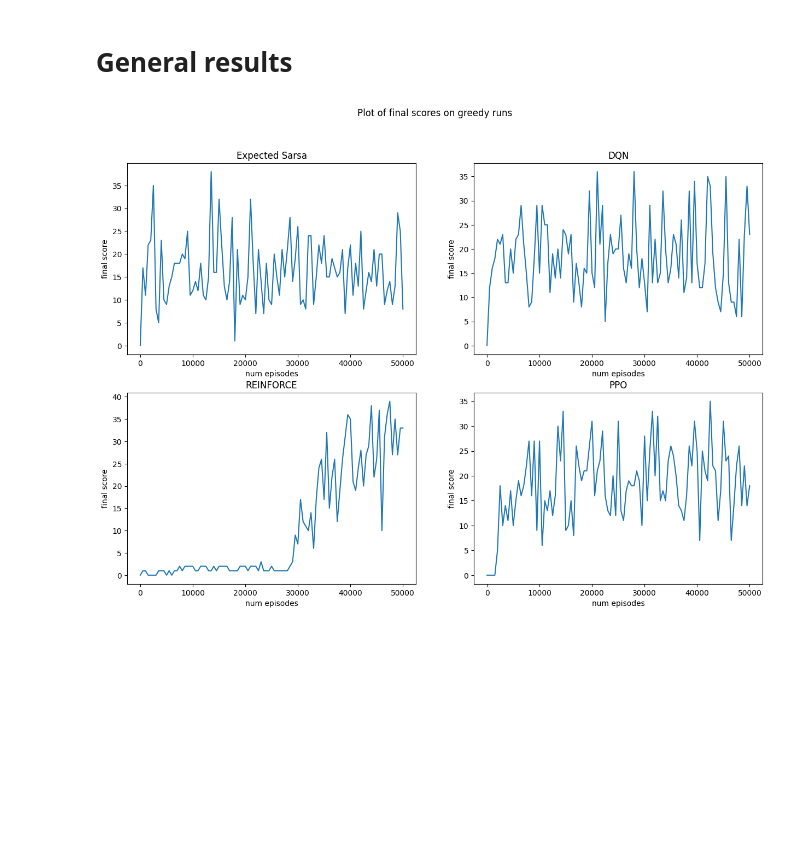
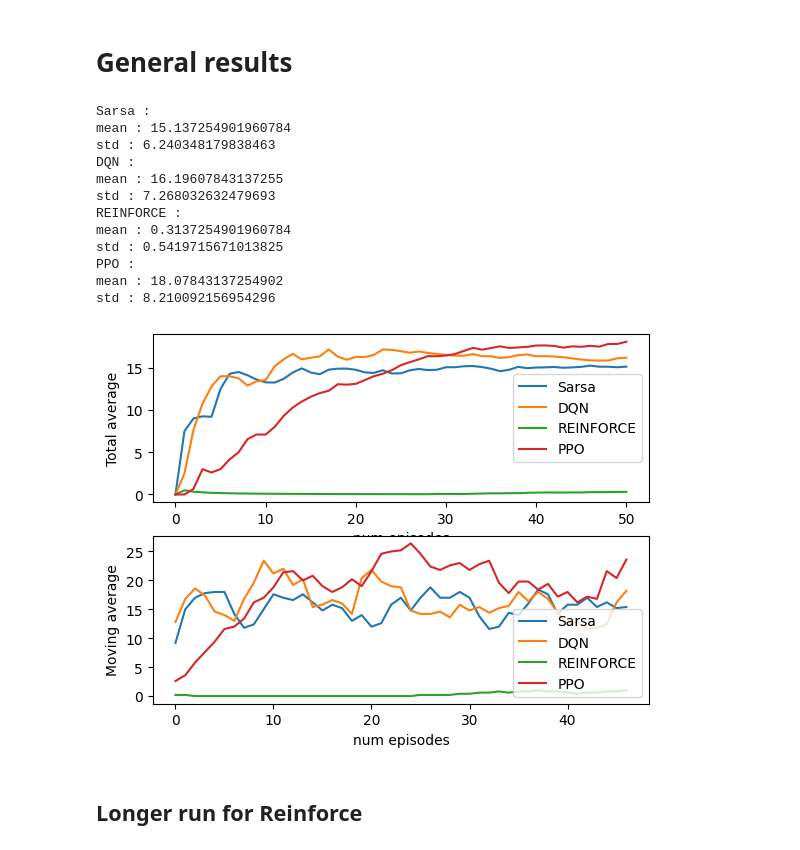
Before and after one commit to axeld5/rl_project, a Jupyter notebook: snake_game.ipynb, the cells around one changed output. Saved outputs shown, nothing was run; the diff lists cells and outputs as text; code cells hidden in the pictures; blank space fills up the shorter version.

```diff
--- a/snake_game.ipynb
+++ b/snake_game.ipynb
@@ -118,7 +118,7 @@ neural_agent = policy_estimator(11, 3)
 optimizer = optim.Adam(neural_agent.network.parameters(), lr=0.0001)
 render = False
 for j in tqdm.tqdm(range(num_runs)):
-    num_episodes = 500
+    num_episodes = 100
     total_rewards, converged = reinforce(env, neural_agent, optimizer, num_episodes=num_episodes)
     if j+1 == num_runs:
         render = True
@@ -156,7 +156,7 @@ policy_kwargs = dict(activation_fn=nn.ReLU,
 model = PPO("MlpPolicy", env, policy_kwargs=policy_kwargs, ent_coef=0.01)
 ppo_score_list = [0]
 for j in tqdm.tqdm(range(num_runs)):
-    model.learn(total_timesteps=500)
+    model.learn(total_timesteps=100)
     vec_env = model.get_env()
     obs = vec_env.reset()
     done = False
@@ -194,19 +194,45 @@ Game initialized!
 # %% [markdown]
 # General results
-# %%
-fig, axs = plt.subplots(2, 2, figsize=(15, 10))
-axs[0][0].plot(x_list, esarsa_score_list, label="expected_sarsa")
-axs[0][0].set_title("Expected Sarsa")
-axs[0][1].plot(x_list, dqn_score_list, label="DQN")
-axs[0][1].set_title("DQN")
-axs[1][0].plot(x_list, reinf_score_list, label="reinforce")
-axs[1][0].set_title("REINFORCE")
-axs[1][1].plot(x_list, ppo_score_list, label="PPO")
-axs[1][1].set_title("PPO")
-for ax in axs.flat:
-    ax.set_xlabel("num episodes")
-    ax.set_ylabel("final score")
-fig.suptitle("Plot of final scores on greedy runs")
-plt.show()
-# %% [output]
-[figure, removed]
+# %%
+import numpy as np
+
+res={'Sarsa' : esarsa_score_list, 'DQN' : dqn_score_list , 'REINFORCE' : reinf_score_list, 'PPO' : ppo_score_list}
+
+for k in res.keys():
+    print(k + ' :')
+    print("mean : "+str(np.mean(res[k])))
+    print("std : "+str(np.std(res[k])))
+
+
+fig,axs=plt.subplots(2)
+
+def moving_average(x, w):
+    return np.convolve(x, np.ones(w), 'valid') / w
+
+for key in res.keys():
+    axs[0].plot(np.cumsum(res[key])/(np.arange(len(res[key]))+1),label = key)
+    axs[1].plot(moving_average(res[key],5),label = key)
+
+
+axs[0].set_ylabel('Total average')
+axs[1].set_ylabel('Moving average')
+
+for i in [0,1]:
+    axs[i].set_xlabel("num episodes")
+    axs[i].legend()
+# %% [output]
+Sarsa :
+mean : 15.137254901960784
+std : 6.240348179838463
+DQN :
+mean : 16.19607843137255
+std : 7.268032632479693
+REINFORCE :
+mean : 0.3137254901960784
+std : 0.5419715671013825
+PPO :
+mean : 18.07843137254902
+std : 8.210092156954296
+[figure, added]
+# %% [markdown]
+## Longer run for Reinforce
```
Also changed, not shown: parts of 14 cells of this notebook, 1 other file.
